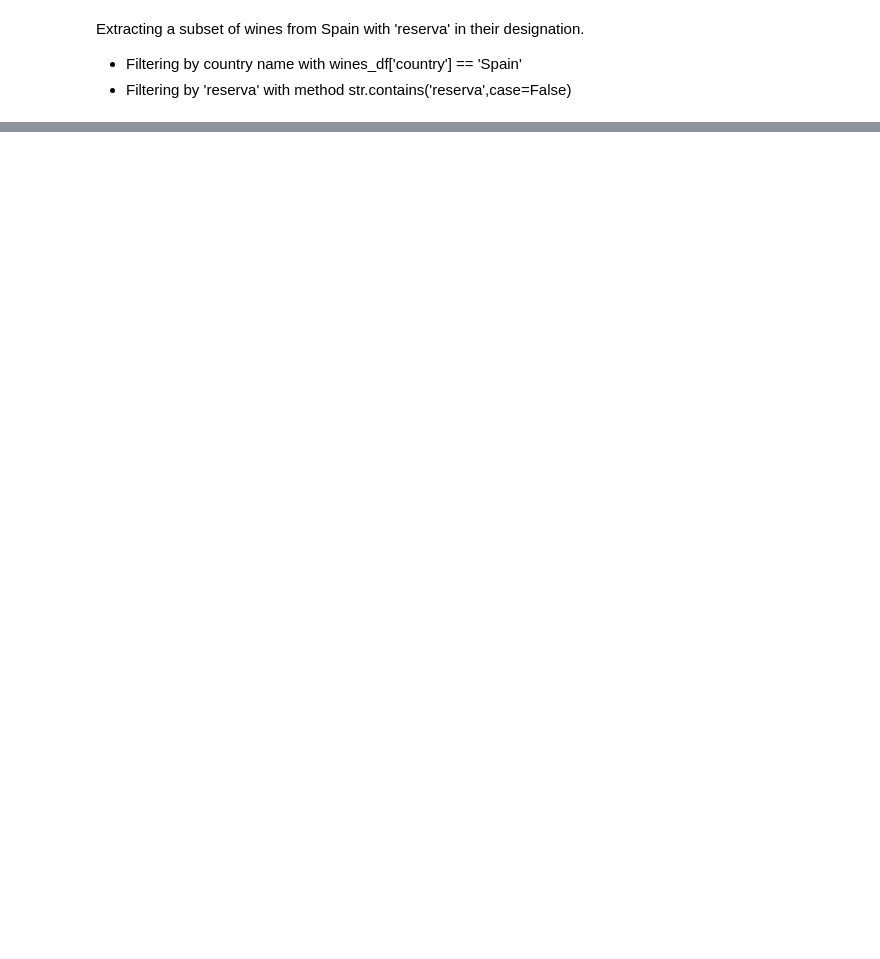
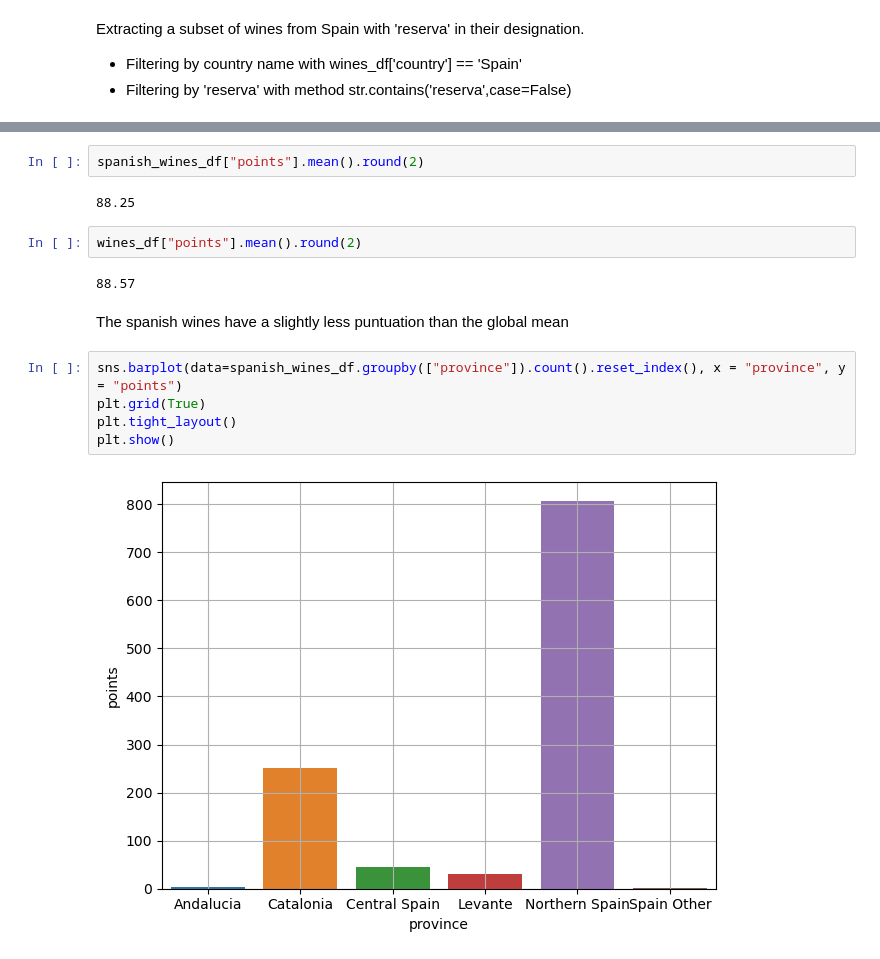
Before and after one commit to Diacon81/Wine, a Jupyter notebook: wines.ipynb, the cells around one changed output, grey strips where cells are left out. Saved outputs shown, nothing was run; the diff lists cells and outputs as text; blank space fills up the shorter version.

```diff
--- a/wines.ipynb
+++ b/wines.ipynb
@@ -154,0 +161,17 @@ spanish_wines_df
+# %%
+spanish_wines_df["points"].mean().round(2)
+# %% [output]
+88.25
+# %%
+wines_df["points"].mean().round(2)
+# %% [output]
+88.57
+# %% [markdown]
+The spanish wines have a slightly less puntuation than the global mean
+# %%
+sns.barplot(data=spanish_wines_df.groupby(["province"]).count().reset_index(), x = "province", y = "points")
+plt.grid(True)
+plt.tight_layout()
+plt.show()
+# %% [output]
+[figure, added]
```
Also changed, not shown: parts of 9 cells of this notebook.
